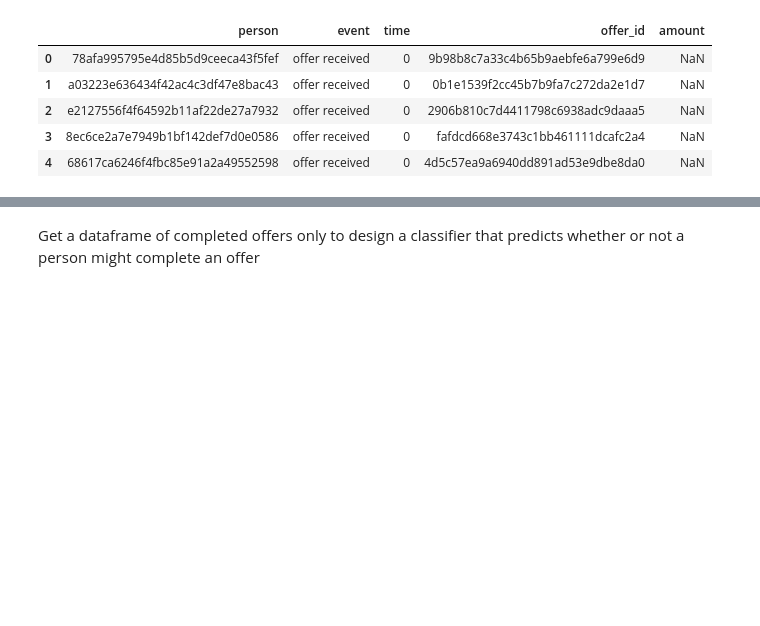
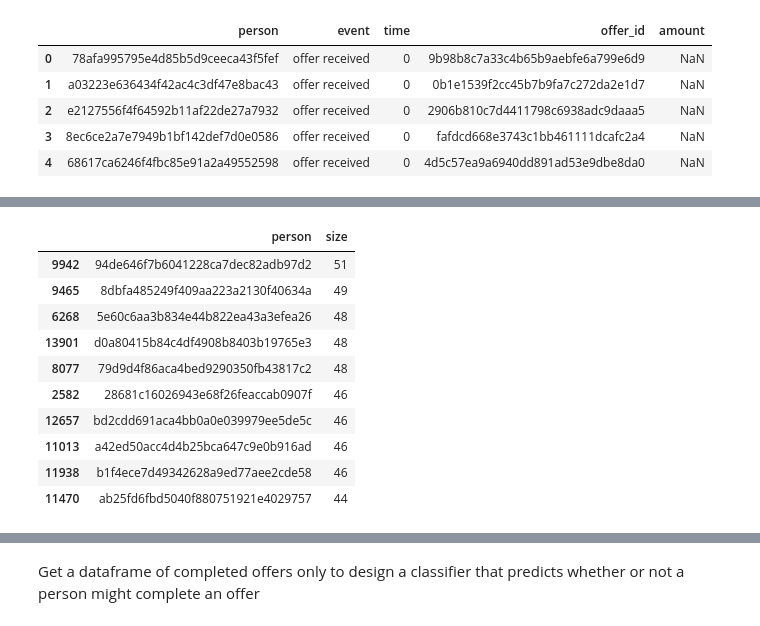
Before and after one commit to Moodrammer/ml-model-sagemaker-capstone, a Jupyter notebook: Starbucks_Capstone_notebook.ipynb, the cells around one changed output, grey strips where cells are left out. Drawn from its saved outputs; the diff is of its cells as text; code cells hidden in the pictures; blank space fills up the shorter version.

```diff
--- a/Starbucks_Capstone_notebook.ipynb
+++ b/Starbucks_Capstone_notebook.ipynb
@@ -265,0 +220,15 @@ t_df.get_group(max_person_id)
+# %%
+t_df = transcript_df.groupby('person', as_index=False)['time'].size().sort_values('size', ascending=False)
+t_df.head(10)
+# %% [output]
+|  | person | size |
+| 9942 | 94de646f7b6041228ca7dec82adb97d2 | 51 |
+| 9465 | 8dbfa485249f409aa223a2130f40634a | 49 |
+| 6268 | 5e60c6aa3b834e44b822ea43a3efea26 | 48 |
+| 13901 | d0a80415b84c4df4908b8403b19765e3 | 48 |
+| 8077 | 79d9d4f86aca4bed9290350fb43817c2 | 48 |
+| 2582 | 28681c16026943e68f26feaccab0907f | 46 |
+| 12657 | bd2cdd691aca4bb0a0e039979ee5de5c | 46 |
+| 11013 | a42ed50acc4d4b25bca647c9e0b916ad | 46 |
+| 11938 | b1f4ece7d49342628a9ed77aee2cde58 | 46 |
+| 11470 | ab25fd6fbd5040f880751921e4029757 | 44 |
```
Also changed, not shown: parts of 14 cells of this notebook.
